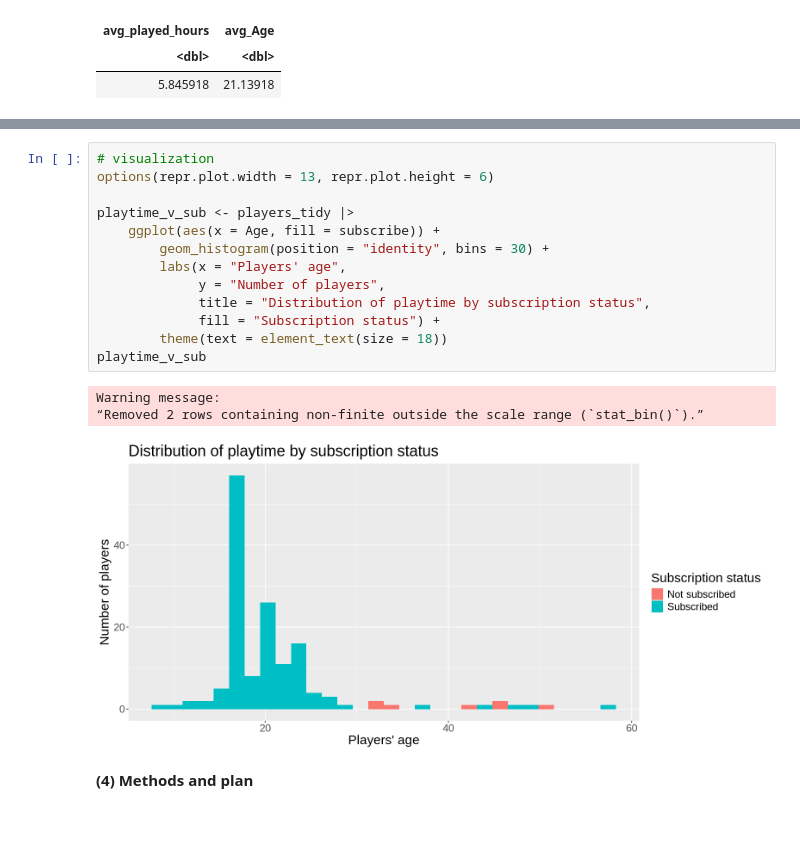
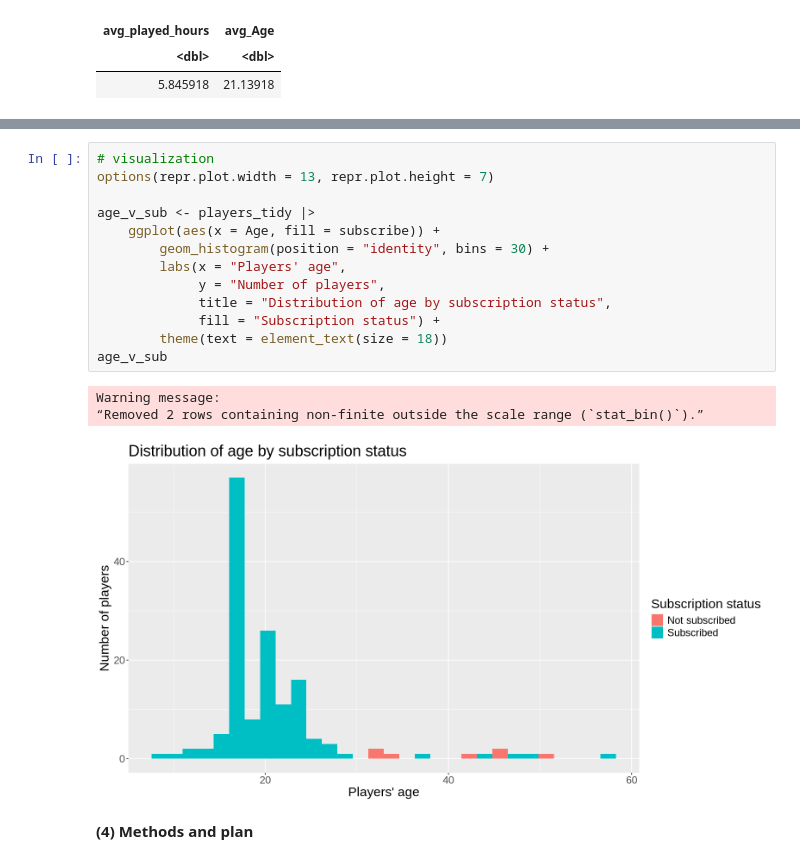
Before and after one commit to nliu0729/dsci_100_project, a Jupyter notebook: individual_planning_report.ipynb, the cells around one changed output, grey strips where cells are left out. Cells and saved outputs as stored; diff of their text form; blank space fills up the shorter version.

```diff
--- a/individual_planning_report.ipynb
+++ b/individual_planning_report.ipynb
@@ -218,20 +227,20 @@ experience_v_sub
 # %%
 # visualization
-options(repr.plot.width = 13, repr.plot.height = 6)
+options(repr.plot.width = 13, repr.plot.height = 7)
 
-playtime_v_sub <- players_tidy |>
+age_v_sub <- players_tidy |>
     ggplot(aes(x = Age, fill = subscribe)) +
         geom_histogram(position = "identity", bins = 30) +
         labs(x = "Players' age",
              y = "Number of players",
-             title = "Distribution of playtime by subscription status",
+             title = "Distribution of age by subscription status",
              fill = "Subscription status") +
         theme(text = element_text(size = 18))
-playtime_v_sub
+age_v_sub
 # %% [output]
 Warning message:
 “Removed 2 rows containing non-finite outside the scale range (`stat_bin()`).”
-[figure, old version]
+[figure, new version]
 # %% [markdown]
 **(4) Methods and plan**
 # %% [markdown]
```
Also changed, not shown: parts of 2 cells of this notebook.
